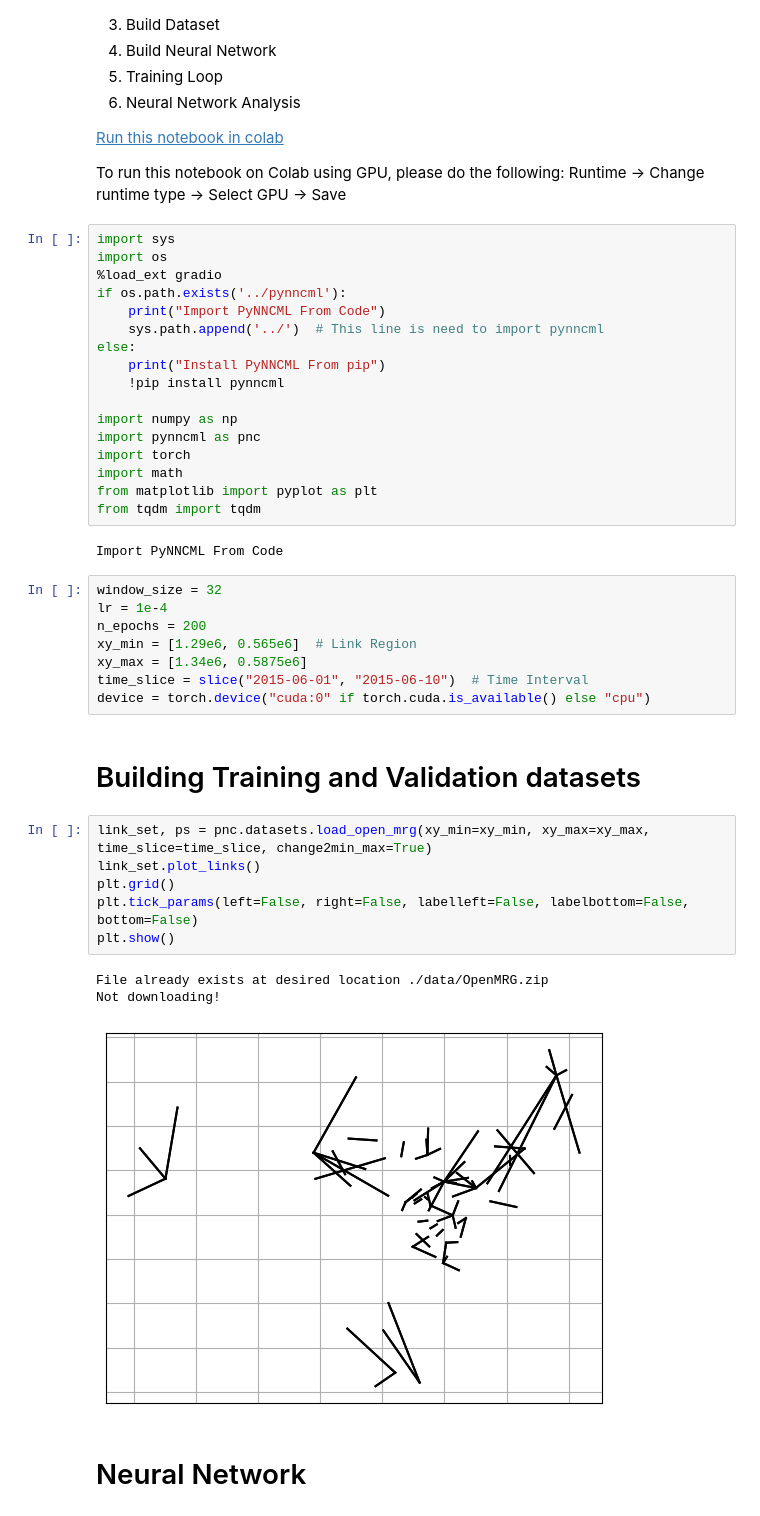
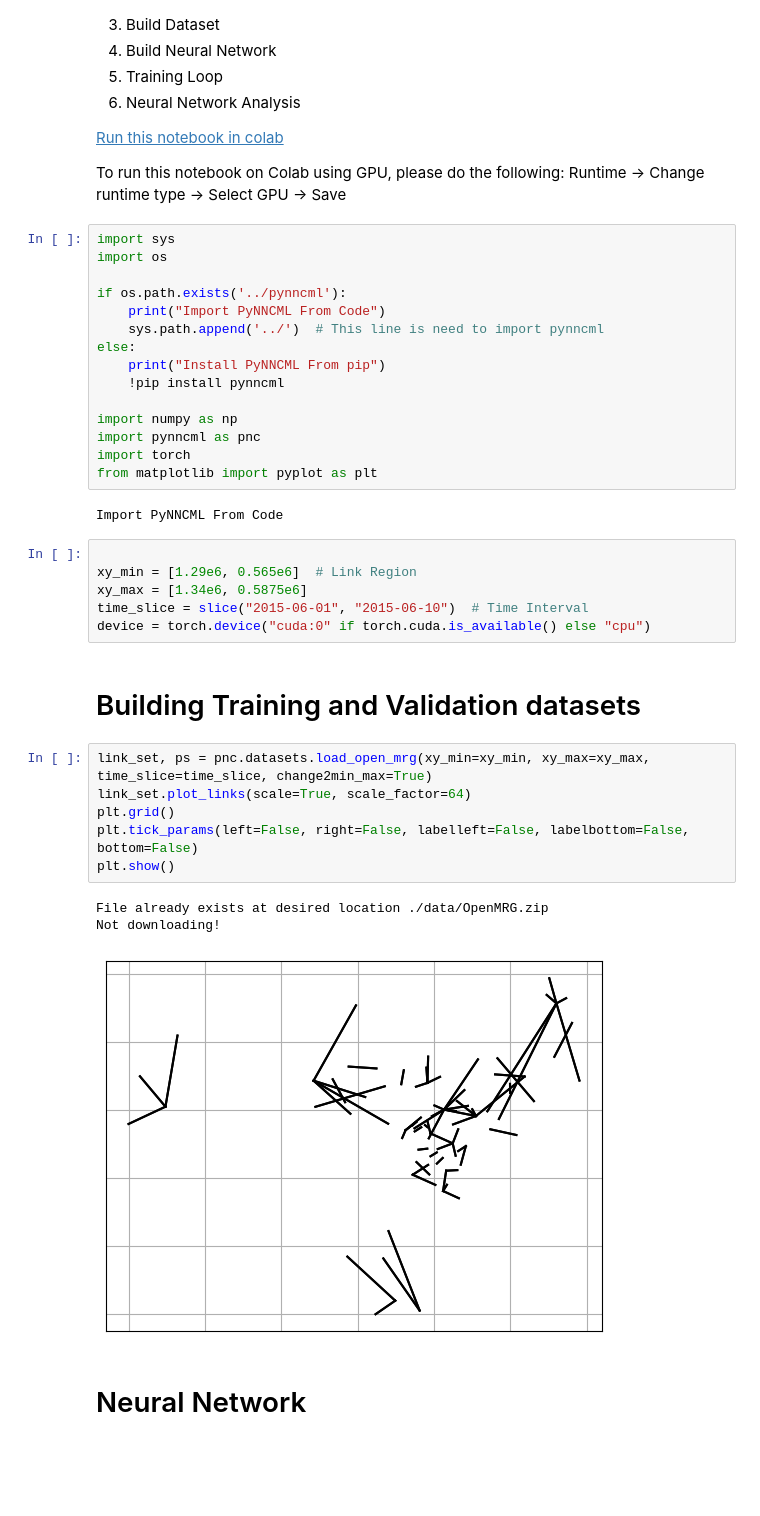
Before and after one commit to haihabi/PyNNcml, a Jupyter notebook: examples/rain_map_idw.ipynb, the cells around one changed output. Cells and saved outputs as stored; diff of their text form; blank space fills up the shorter version.

Commit message:
Update idw plot

```diff
--- a/examples/rain_map_idw.ipynb
+++ b/examples/rain_map_idw.ipynb
@@ -23,7 +23,7 @@ Runtime -> Change runtime type -> Select GPU -> Save
 # %%
 import sys
 import os
-%load_ext gradio
+
 if os.path.exists('../pynncml'):
     print("Import PyNNCML From Code")
     sys.path.append('../')  # This line is need to import pynncml
@@ -34,15 +34,11 @@ else:
 import numpy as np
 import pynncml as pnc
 import torch
-import math
 from matplotlib import pyplot as plt
-from tqdm import tqdm
 # %% [output]
 Import PyNNCML From Code
 # %%
-window_size = 32
-lr = 1e-4
-n_epochs = 200
+
 xy_min = [1.29e6, 0.565e6]  # Link Region
 xy_max = [1.34e6, 0.5875e6]
 time_slice = slice("2015-06-01", "2015-06-10")  # Time Interval
@@ -51,14 +47,14 @@ device = torch.device("cuda:0" if torch.cuda.is_available() else "cpu")
 # Building Training and Validation datasets
 # %%
 link_set, ps = pnc.datasets.load_open_mrg(xy_min=xy_min, xy_max=xy_max, time_slice=time_slice, change2min_max=True)
-link_set.plot_links()
+link_set.plot_links(scale=True, scale_factor=64)
 plt.grid()
 plt.tick_params(left=False, right=False, labelleft=False, labelbottom=False, bottom=False)
 plt.show()
 # %% [output]
 File already exists at desired location ./data/OpenMRG.zip
 Not downloading!
-[figure, old version]
+[figure, new version]
 # %% [markdown]
 # Neural Network
 # %%
```
Also changed, not shown: parts of 7 cells of this notebook, 3 other files.
